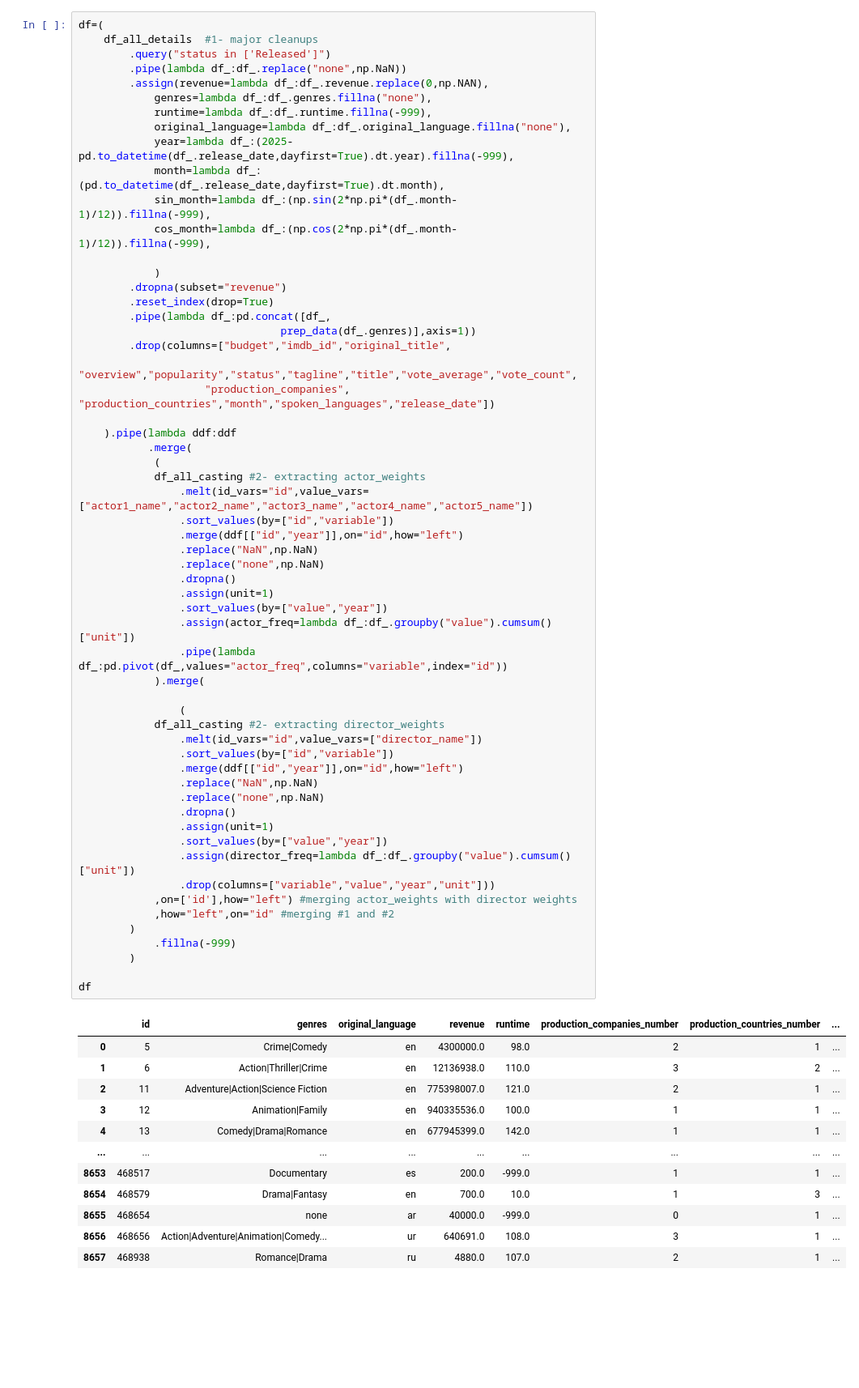
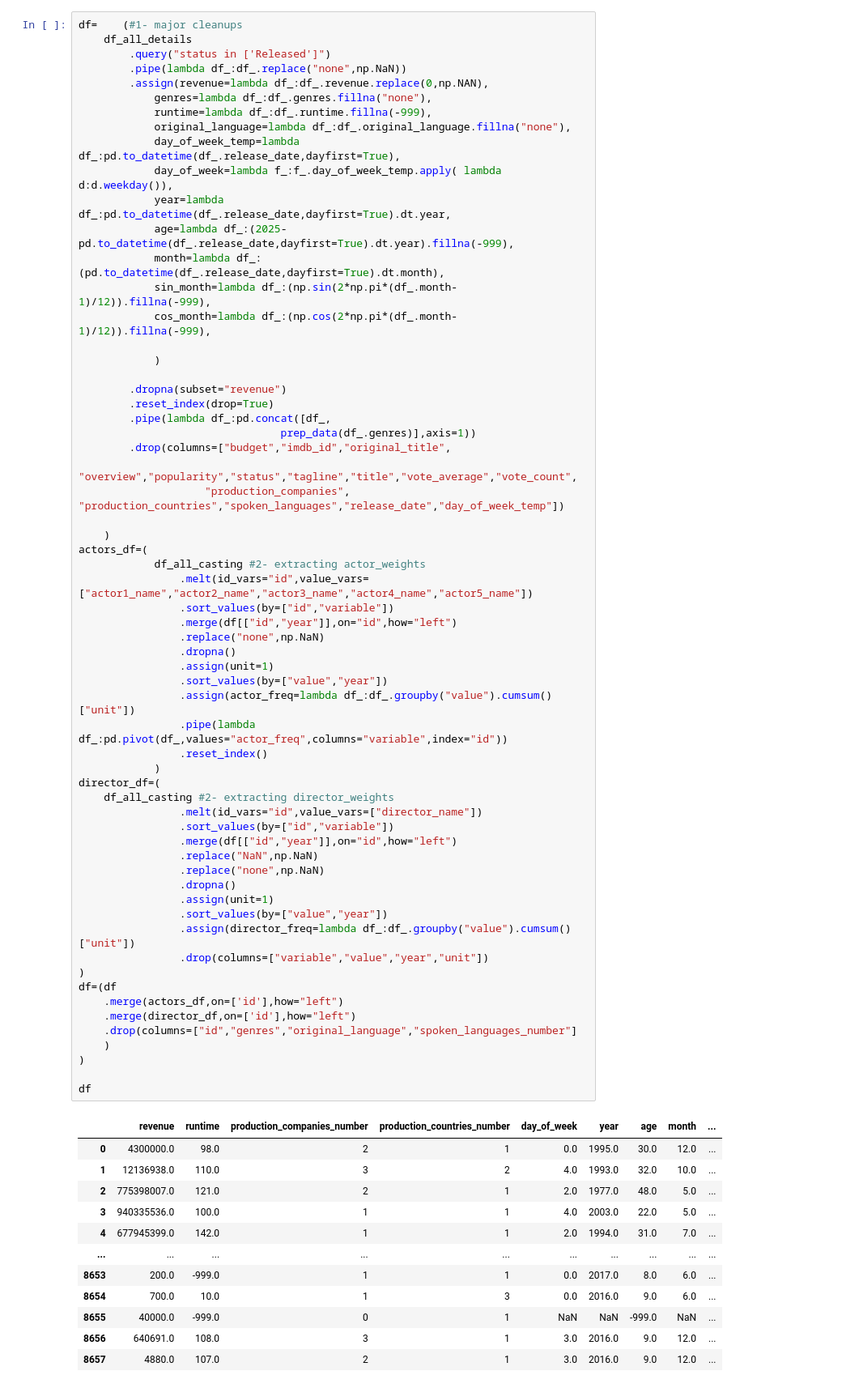
Before and after one commit to scienclick/pde_cap_mrp_zagros, a Jupyter notebook: notebooks/main_notebook.ipynb, the cells around one changed output. Shown at 81% size. Cells and saved outputs as stored; diff of their text form; blank space fills up the shorter version.

```diff
--- a/notebooks/main_notebook.ipynb
+++ b/notebooks/main_notebook.ipynb
@@ -72,73 +72,77 @@ def prep_data(text,method=CountVectorizer):
     frequency_matrix_count = pd.DataFrame(doc_array, columns=count_vector.get_feature_names_out())
     return frequency_matrix_count
 # %%
-df=(
-    df_all_details  #1- major cleanups
+df=    (#1- major cleanups
+    df_all_details
         .query("status in ['Released']")
         .pipe(lambda df_:df_.replace("none",np.NaN))
         .assign(revenue=lambda df_:df_.revenue.replace(0,np.NAN),
             genres=lambda df_:df_.genres.fillna("none"),
             runtime=lambda df_:df_.runtime.fillna(-999),
             original_language=lambda df_:df_.original_language.fillna("none"),
-            year=lambda df_:(2025-pd.to_datetime(df_.release_date,dayfirst=True).dt.year).fillna(-999),
+            day_of_week_temp=lambda df_:pd.to_datetime(df_.release_date,dayfirst=True),
+            day_of_week=lambda f_:f_.day_of_week_temp.apply( lambda d:d.weekday()),
+            year=lambda df_:pd.to_datetime(df_.release_date,dayfirst=True).dt.year,
+            age=lambda df_:(2025-pd.to_datetime(df_.release_date,dayfirst=True).dt.year).fillna(-999),
             month=lambda df_:(pd.to_datetime(df_.release_date,dayfirst=True).dt.month),
             sin_month=lambda df_:(np.sin(2*np.pi*(df_.month-1)/12)).fillna(-999),
             cos_month=lambda df_:(np.cos(2*np.pi*(df_.month-1)/12)).fillna(-999),
 
             )
+
         .dropna(subset="revenue")
         .reset_index(drop=True)
         .pipe(lambda df_:pd.concat([df_,
                                 prep_data(df_.genres)],axis=1))
         .drop(columns=["budget","imdb_id","original_title",
                     "overview","popularity","status","tagline","title","vote_average","vote_count",
-                    "production_companies",	"production_countries","month","spoken_languages","release_date"])
+                    "production_companies",	"production_countries","spoken_languages","release_date","day_of_week_temp"])
 
-    ).pipe(lambda ddf:ddf
-           .merge(
-            (
+    )
+actors_df=(
             df_all_casting #2- extracting actor_weights
                 .melt(id_vars="id",value_vars=["actor1_name","actor2_name","actor3_name","actor4_name","actor5_name"])
                 .sort_values(by=["id","variable"])
-                .merge(ddf[["id","year"]],on="id",how="left")
-                .replace("NaN",np.NaN)
+                .merge(df[["id","year"]],on="id",how="left")
                 .replace("none",np.NaN)
                 .dropna()
                 .assign(unit=1)
                 .sort_values(by=["value","year"])
                 .assign(actor_freq=lambda df_:df_.groupby("value").cumsum()["unit"])
                 .pipe(lambda df_:pd.pivot(df_,values="actor_freq",columns="variable",index="id"))
-            ).merge(
-
-                (
-            df_all_casting #2- extracting director_weights
+                .reset_index()
+            )
+director_df=(
+    df_all_casting #2- extracting director_weights
                 .melt(id_vars="id",value_vars=["director_name"])
                 .sort_values(by=["id","variable"])
-                .merge(ddf[["id","year"]],on="id",how="left")
+                .merge(df[["id","year"]],on="id",how="left")
                 .replace("NaN",np.NaN)
                 .replace("none",np.NaN)
                 .dropna()
                 .assign(unit=1)
                 .sort_values(by=["value","year"])
                 .assign(director_freq=lambda df_:df_.groupby("value").cumsum()["unit"])
-                .drop(columns=["variable","value","year","unit"]))
-            ,on=['id'],how="left") #merging actor_weights with director weights
-            ,how="left",on="id" #merging #1 and #2
-        )
-            .fillna(-999)
-        )
+                .drop(columns=["variable","value","year","unit"])
+)
+df=(df
+    .merge(actors_df,on=['id'],how="left")
+    .merge(director_df,on=['id'],how="left")
+    .drop(columns=["id","genres","original_language","spoken_languages_number"]
+    )
+)
 
 df
 # %% [output]
-|  | id | genres | original_language | revenue | runtime | production_companies_number | production_countries_number | ... |
-| 0 | 5 | Crime|Comedy | en | 4300000.0 | 98.0 | 2 | 1 | ... |
-| 1 | 6 | Action|Thriller|Crime | en | 12136938.0 | 110.0 | 3 | 2 | ... |
-| 2 | 11 | Adventure|Action|Science Fiction | en | 775398007.0 | 121.0 | 2 | 1 | ... |
-| 3 | 12 | Animation|Family | en | 940335536.0 | 100.0 | 1 | 1 | ... |
-| 4 | 13 | Comedy|Drama|Romance | en | 677945399.0 | 142.0 | 1 | 1 | ... |
-| ... | ... | ... | ... | ... | ... | ... | ... | ... |
-| 8653 | 468517 | Documentary | es | 200.0 | -999.0 | 1 | 1 | ... |
-| 8654 | 468579 | Drama|Fantasy | en | 700.0 | 10.0 | 1 | 3 | ... |
-| 8655 | 468654 | none | ar | 40000.0 | -999.0 | 0 | 1 | ... |
-| 8656 | 468656 | Action|Adventure|Animation|Comedy... | ur | 640691.0 | 108.0 | 3 | 1 | ... |
-| 8657 | 468938 | Romance|Drama | ru | 4880.0 | 107.0 | 2 | 1 | ... |
+|  | revenue | runtime | production_companies_number | production_countries_number | day_of_week | year | age | month | ... |
+| 0 | 4300000.0 | 98.0 | 2 | 1 | 0.0 | 1995.0 | 30.0 | 12.0 | ... |
+| 1 | 12136938.0 | 110.0 | 3 | 2 | 4.0 | 1993.0 | 32.0 | 10.0 | ... |
+| 2 | 775398007.0 | 121.0 | 2 | 1 | 2.0 | 1977.0 | 48.0 | 5.0 | ... |
+| 3 | 940335536.0 | 100.0 | 1 | 1 | 4.0 | 2003.0 | 22.0 | 5.0 | ... |
+| 4 | 677945399.0 | 142.0 | 1 | 1 | 2.0 | 1994.0 | 31.0 | 7.0 | ... |
+| ... | ... | ... | ... | ... | ... | ... | ... | ... | ... |
+| 8653 | 200.0 | -999.0 | 1 | 1 | 0.0 | 2017.0 | 8.0 | 6.0 | ... |
+| 8654 | 700.0 | 10.0 | 1 | 3 | 0.0 | 2016.0 | 9.0 | 6.0 | ... |
+| 8655 | 40000.0 | -999.0 | 0 | 1 | NaN | NaN | -999.0 | NaN | ... |
+| 8656 | 640691.0 | 108.0 | 3 | 1 | 3.0 | 2016.0 | 9.0 | 12.0 | ... |
+| 8657 | 4880.0 | 107.0 | 2 | 1 | 3.0 | 2016.0 | 9.0 | 12.0 | ... |
```
Also changed, not shown: parts of 4 cells of this notebook.
